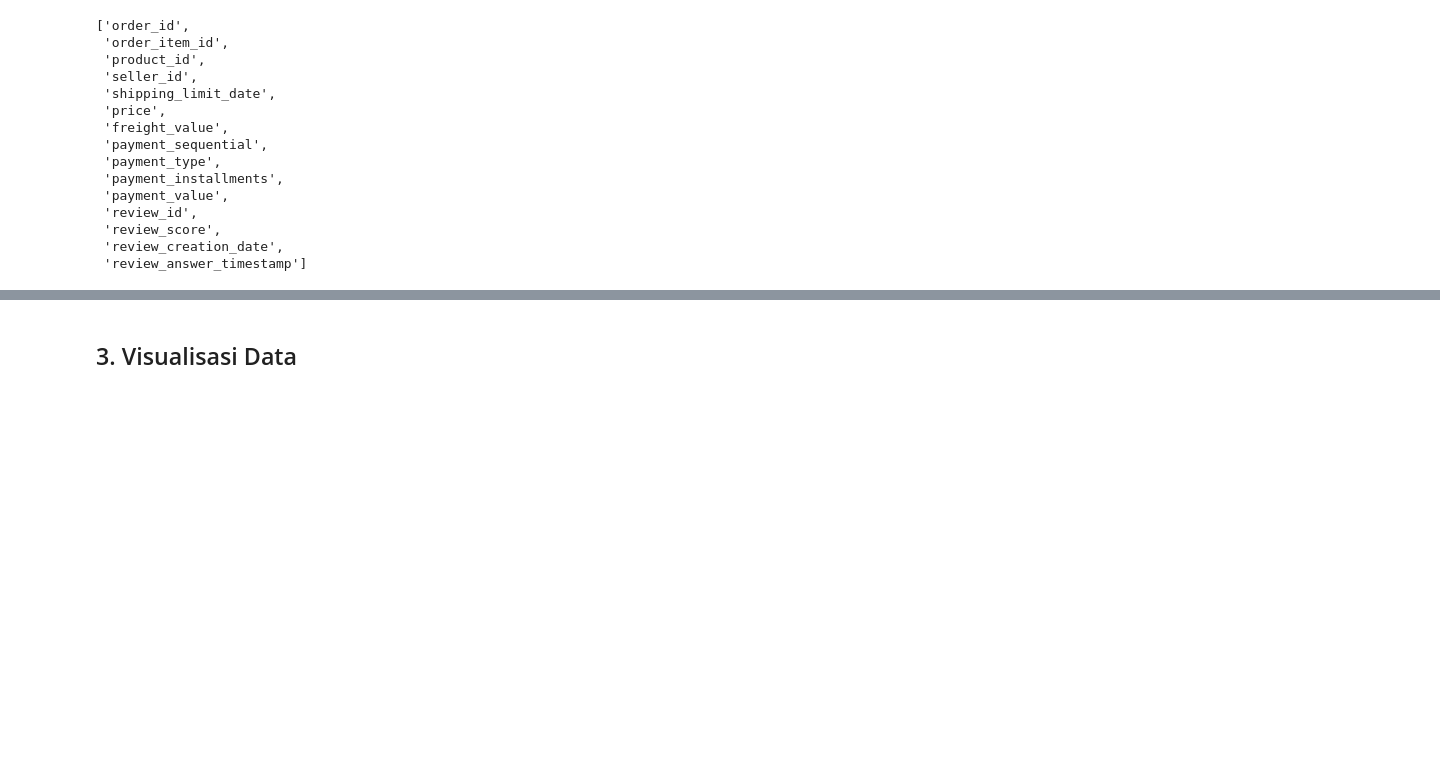
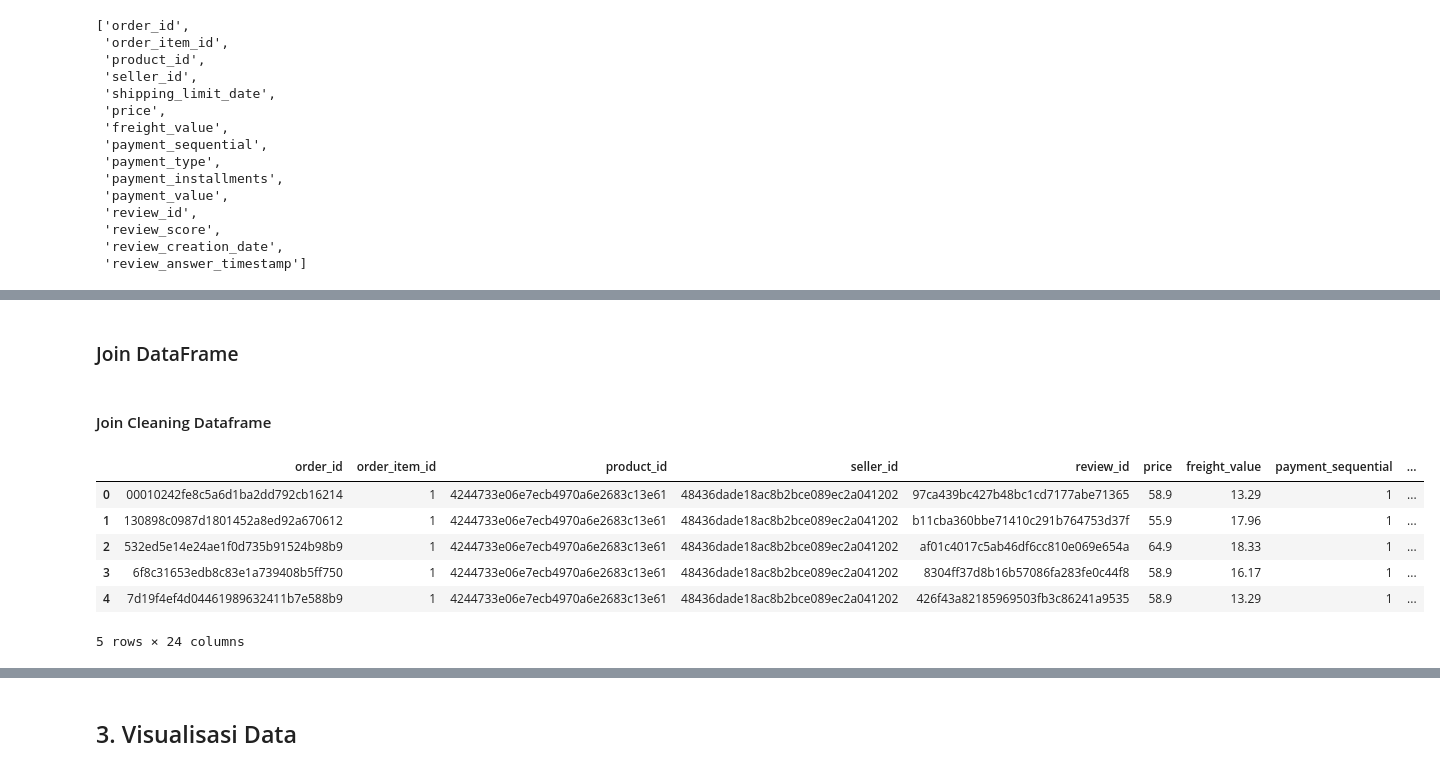
Before and after one commit to Arif-Widagdo/Data-Analysis-on-the-Brazilian-E-Commerce-Public-Dataset-by-Olist, a Jupyter notebook: code/Tugas01_04.ipynb, the cells around one changed output, grey strips where cells are left out. Saved outputs shown, nothing was run; the diff lists cells and outputs as text; code cells hidden in the pictures; blank space fills up the shorter version.

```diff
--- a/code/Tugas01_04.ipynb
+++ b/code/Tugas01_04.ipynb
@@ -660,0 +634,18 @@ new_olist_customers_orders.head(2)
+# %% [markdown]
+### Join DataFrame
+# %% [markdown]
+#### Join Cleaning Dataframe
+# %%
+## merge dataframe new_olist_product_orders with new_olist_products_category
+result_order_products = pd.merge(new_olist_product_orders,new_olist_products_category,
+                        on='product_id', how='inner')
+new_result_order_products= result_order_products.dropna()
+new_result_order_products.head()
+# %% [output]
+|  | order_id | order_item_id | product_id | seller_id | review_id | price | freight_value | payment_sequential | ... |
+| 0 | 00010242fe8c5a6d1ba2dd792cb16214 | 1 | 4244733e06e7ecb4970a6e2683c13e61 | 48436dade18ac8b2bce089ec2a041202 | 97ca439bc427b48bc1cd7177abe71365 | 58.9 | 13.29 | 1 | ... |
+| 1 | 130898c0987d1801452a8ed92a670612 | 1 | 4244733e06e7ecb4970a6e2683c13e61 | 48436dade18ac8b2bce089ec2a041202 | b11cba360bbe71410c291b764753d37f | 55.9 | 17.96 | 1 | ... |
+| 2 | 532ed5e14e24ae1f0d735b91524b98b9 | 1 | 4244733e06e7ecb4970a6e2683c13e61 | 48436dade18ac8b2bce089ec2a041202 | af01c4017c5ab46df6cc810e069e654a | 64.9 | 18.33 | 1 | ... |
+| 3 | 6f8c31653edb8c83e1a739408b5ff750 | 1 | 4244733e06e7ecb4970a6e2683c13e61 | 48436dade18ac8b2bce089ec2a041202 | 8304ff37d8b16b57086fa283fe0c44f8 | 58.9 | 16.17 | 1 | ... |
+| 4 | 7d19f4ef4d04461989632411b7e588b9 | 1 | 4244733e06e7ecb4970a6e2683c13e61 | 48436dade18ac8b2bce089ec2a041202 | 426f43a82185969503fb3c86241a9535 | 58.9 | 13.29 | 1 | ... |
+5 rows × 24 columns
```
Also changed, not shown: parts of 44 cells of this notebook, 1 other file.
